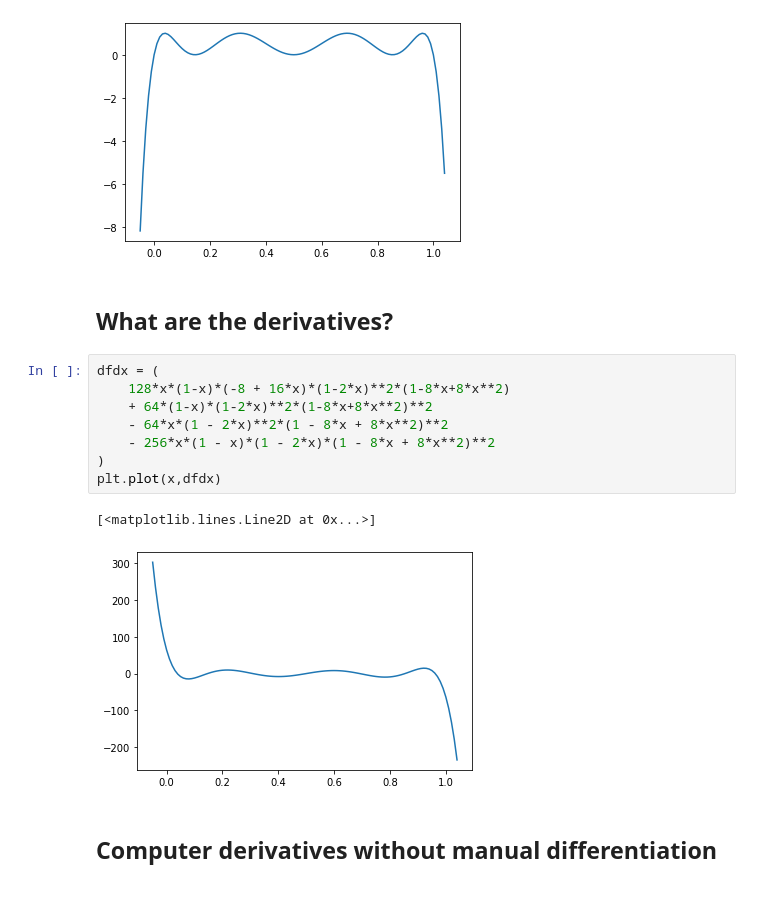
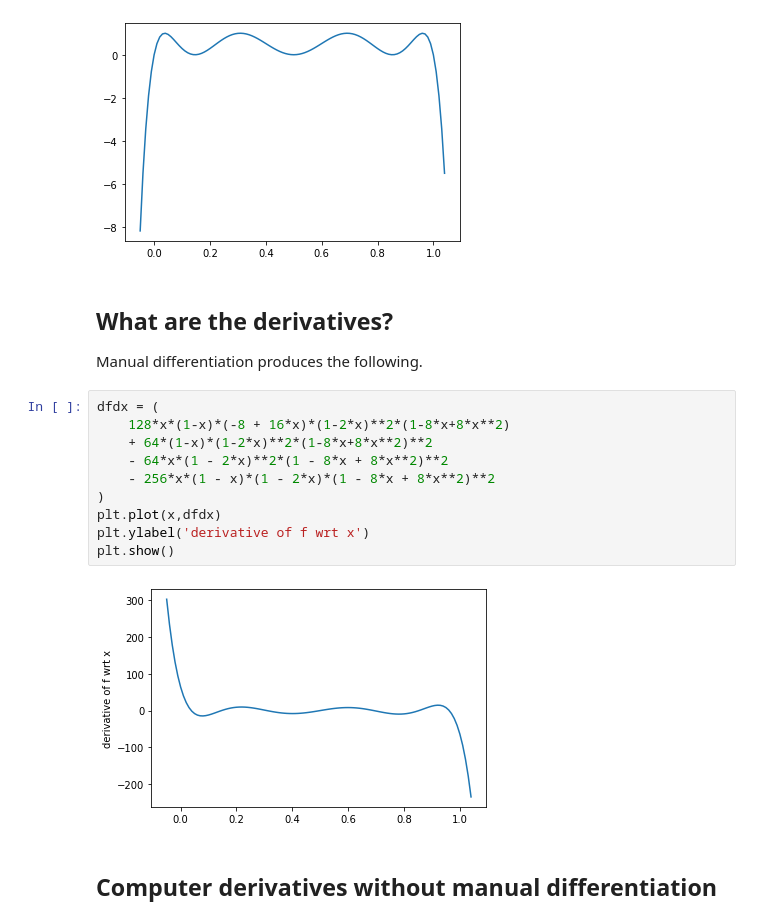
Before and after one commit to gc250265/derivatives, a Jupyter notebook: derivatives.ipynb, the cells around one changed output. Drawn from its saved outputs; the diff is of its cells as text; blank space fills up the shorter version.

```diff
--- a/derivatives.ipynb
+++ b/derivatives.ipynb
@@ -18,17 +20,20 @@ plt.show()
 [figure]
 # %% [markdown]
 ## What are the derivatives?
+
+Manual differentiation produces the following.
 # %%
 dfdx = (
     128*x*(1-x)*(-8 + 16*x)*(1-2*x)**2*(1-8*x+8*x**2)
     + 64*(1-x)*(1-2*x)**2*(1-8*x+8*x**2)**2
     - 64*x*(1 - 2*x)**2*(1 - 8*x + 8*x**2)**2
     - 256*x*(1 - x)*(1 - 2*x)*(1 - 8*x + 8*x**2)**2
 )
 plt.plot(x,dfdx)
+plt.ylabel('derivative of f wrt x')
+plt.show()
 # %% [output]
-[<matplotlib.lines.Line2D at 0x...>]
-[figure, old version]
+[figure, new version]
 # %% [markdown]
 ## Computer derivatives without manual differentiation
 # %% [markdown]
```
Also changed, not shown: parts of 3 cells of this notebook.
